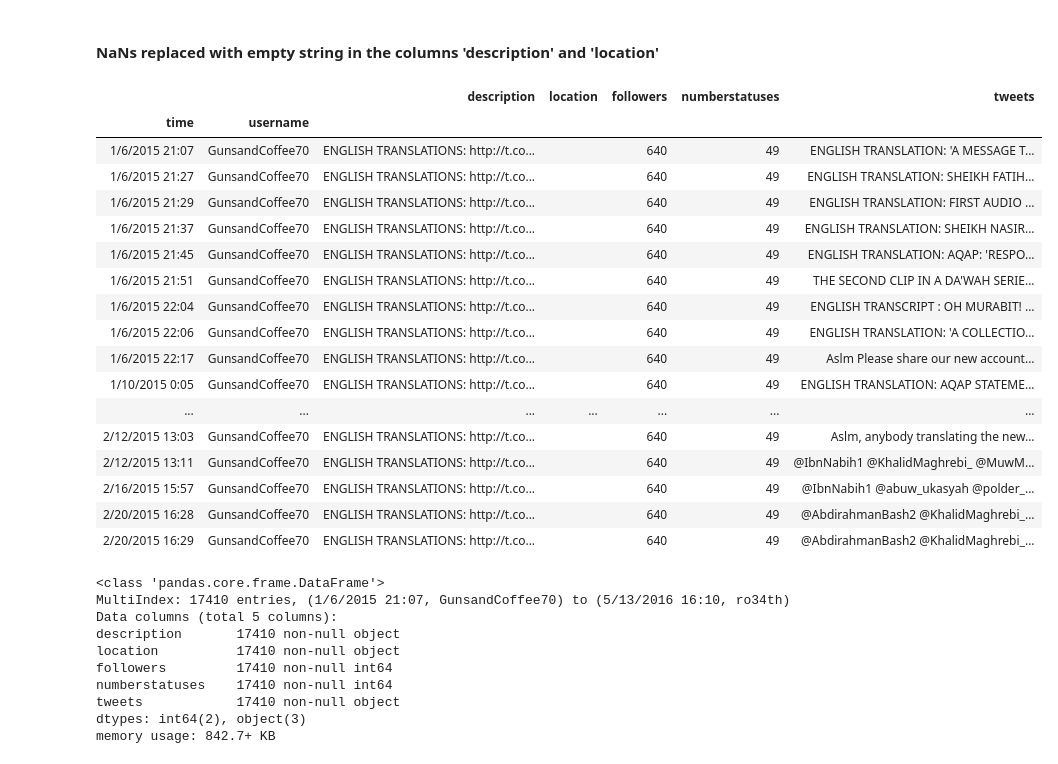
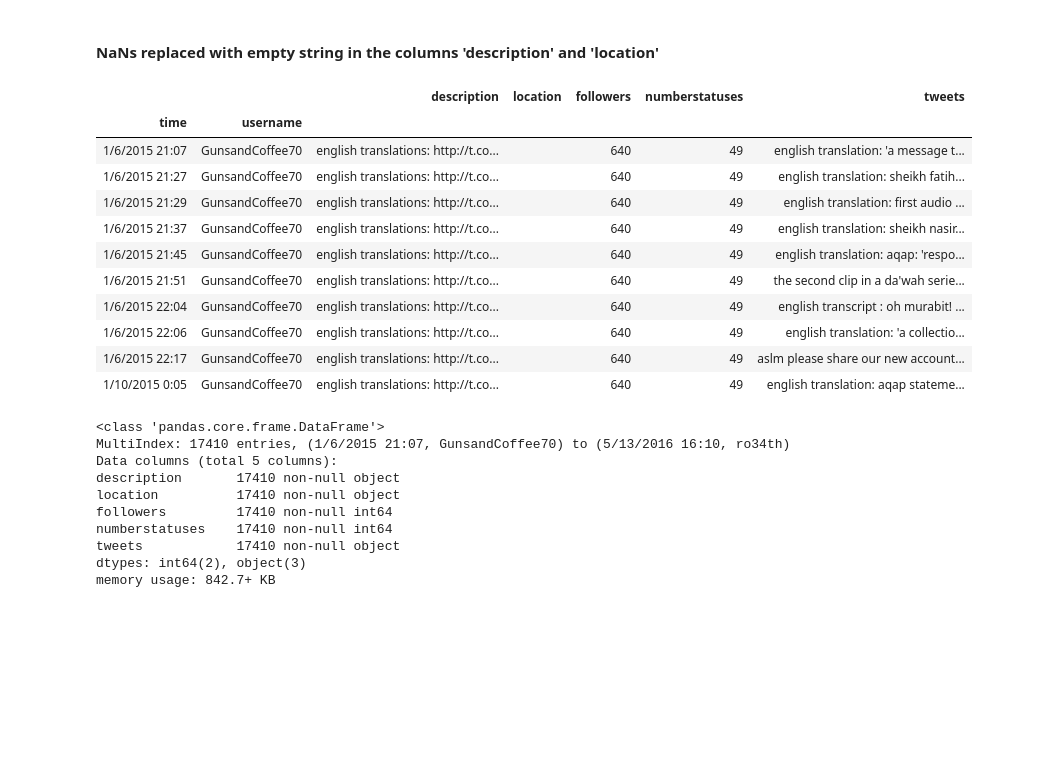
Before and after one commit to GeethaJoseph/Springboard-Datascience-Bootcamp, a Jupyter notebook: Capstone Poject 1/data_cleaning.ipynb, the cells around one changed output. Drawn from its saved outputs; the diff is of its cells as text; code cells hidden in the pictures; blank space fills up the shorter version.

```diff
--- a/Capstone Poject 1/data_cleaning.ipynb
+++ b/Capstone Poject 1/data_cleaning.ipynb
@@ -57,26 +51,20 @@ df_tweets['location'] = df_tweets['location'].fillna(' ')
 # %% [markdown]
 #### NaNs replaced with empty string in the columns 'description' and 'location'
 # %%
-df_tweets.head(20)
+df_tweets.head(10)
 # %% [output]
 |  |  | description | location | followers | numberstatuses | tweets |
 | time | username |  |  |  |  |  |
-| 1/6/2015 21:07 | GunsandCoffee70 | ENGLISH TRANSLATIONS: http://t.co... |  | 640 | 49 | ENGLISH TRANSLATION: 'A MESSAGE T... |
-| 1/6/2015 21:27 | GunsandCoffee70 | ENGLISH TRANSLATIONS: http://t.co... |  | 640 | 49 | ENGLISH TRANSLATION: SHEIKH FATIH... |
-| 1/6/2015 21:29 | GunsandCoffee70 | ENGLISH TRANSLATIONS: http://t.co... |  | 640 | 49 | ENGLISH TRANSLATION: FIRST AUDIO ... |
-| 1/6/2015 21:37 | GunsandCoffee70 | ENGLISH TRANSLATIONS: http://t.co... |  | 640 | 49 | ENGLISH TRANSLATION: SHEIKH NASIR... |
-| 1/6/2015 21:45 | GunsandCoffee70 | ENGLISH TRANSLATIONS: http://t.co... |  | 640 | 49 | ENGLISH TRANSLATION: AQAP: 'RESPO... |
-| 1/6/2015 21:51 | GunsandCoffee70 | ENGLISH TRANSLATIONS: http://t.co... |  | 640 | 49 | THE SECOND CLIP IN A DA'WAH SERIE... |
-| 1/6/2015 22:04 | GunsandCoffee70 | ENGLISH TRANSLATIONS: http://t.co... |  | 640 | 49 | ENGLISH TRANSCRIPT : OH MURABIT! ... |
-| 1/6/2015 22:06 | GunsandCoffee70 | ENGLISH TRANSLATIONS: http://t.co... |  | 640 | 49 | ENGLISH TRANSLATION: 'A COLLECTIO... |
-| 1/6/2015 22:17 | GunsandCoffee70 | ENGLISH TRANSLATIONS: http://t.co... |  | 640 | 49 | Aslm Please share our new account... |
-| 1/10/2015 0:05 | GunsandCoffee70 | ENGLISH TRANSLATIONS: http://t.co... |  | 640 | 49 | ENGLISH TRANSLATION: AQAP STATEME... |
-| ... | ... | ... | ... | ... | ... | ... |
-| 2/12/2015 13:03 | GunsandCoffee70 | ENGLISH TRANSLATIONS: http://t.co... |  | 640 | 49 | Aslm, anybody translating the new... |
-| 2/12/2015 13:11 | GunsandCoffee70 | ENGLISH TRANSLATIONS: http://t.co... |  | 640 | 49 | @IbnNabih1 @KhalidMaghrebi_ @MuwM... |
-| 2/16/2015 15:57 | GunsandCoffee70 | ENGLISH TRANSLATIONS: http://t.co... |  | 640 | 49 | @IbnNabih1 @abuw_ukasyah @polder_... |
-| 2/20/2015 16:28 | GunsandCoffee70 | ENGLISH TRANSLATIONS: http://t.co... |  | 640 | 49 | @AbdirahmanBash2 @KhalidMaghrebi_... |
-| 2/20/2015 16:29 | GunsandCoffee70 | ENGLISH TRANSLATIONS: http://t.co... |  | 640 | 49 | @AbdirahmanBash2 @KhalidMaghrebi_... |
+| 1/6/2015 21:07 | GunsandCoffee70 | english translations: http://t.co... |  | 640 | 49 | english translation: 'a message t... |
+| 1/6/2015 21:27 | GunsandCoffee70 | english translations: http://t.co... |  | 640 | 49 | english translation: sheikh fatih... |
+| 1/6/2015 21:29 | GunsandCoffee70 | english translations: http://t.co... |  | 640 | 49 | english translation: first audio ... |
+| 1/6/2015 21:37 | GunsandCoffee70 | english translations: http://t.co... |  | 640 | 49 | english translation: sheikh nasir... |
+| 1/6/2015 21:45 | GunsandCoffee70 | english translations: http://t.co... |  | 640 | 49 | english translation: aqap: 'respo... |
+| 1/6/2015 21:51 | GunsandCoffee70 | english translations: http://t.co... |  | 640 | 49 | the second clip in a da'wah serie... |
+| 1/6/2015 22:04 | GunsandCoffee70 | english translations: http://t.co... |  | 640 | 49 | english transcript : oh murabit! ... |
+| 1/6/2015 22:06 | GunsandCoffee70 | english translations: http://t.co... |  | 640 | 49 | english translation: 'a collectio... |
+| 1/6/2015 22:17 | GunsandCoffee70 | english translations: http://t.co... |  | 640 | 49 | aslm please share our new account... |
+| 1/10/2015 0:05 | GunsandCoffee70 | english translations: http://t.co... |  | 640 | 49 | english translation: aqap stateme... |
 # %%
 df_tweets.info()
 # %% [output]
```
Also changed, not shown: parts of 8 cells of this notebook.
